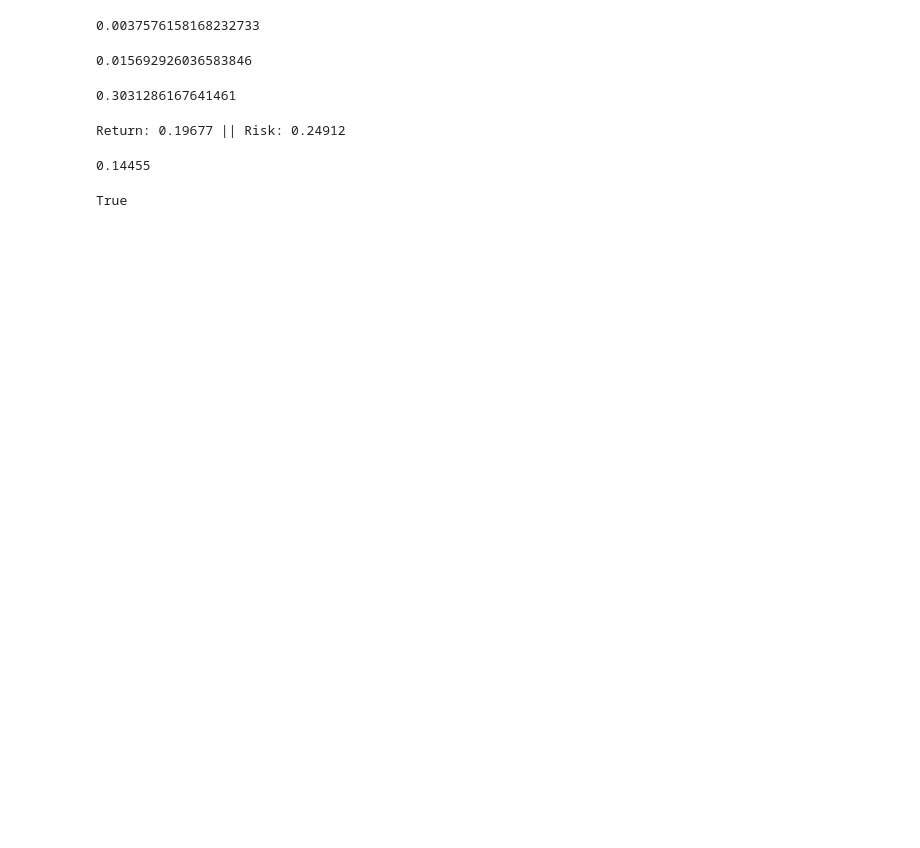
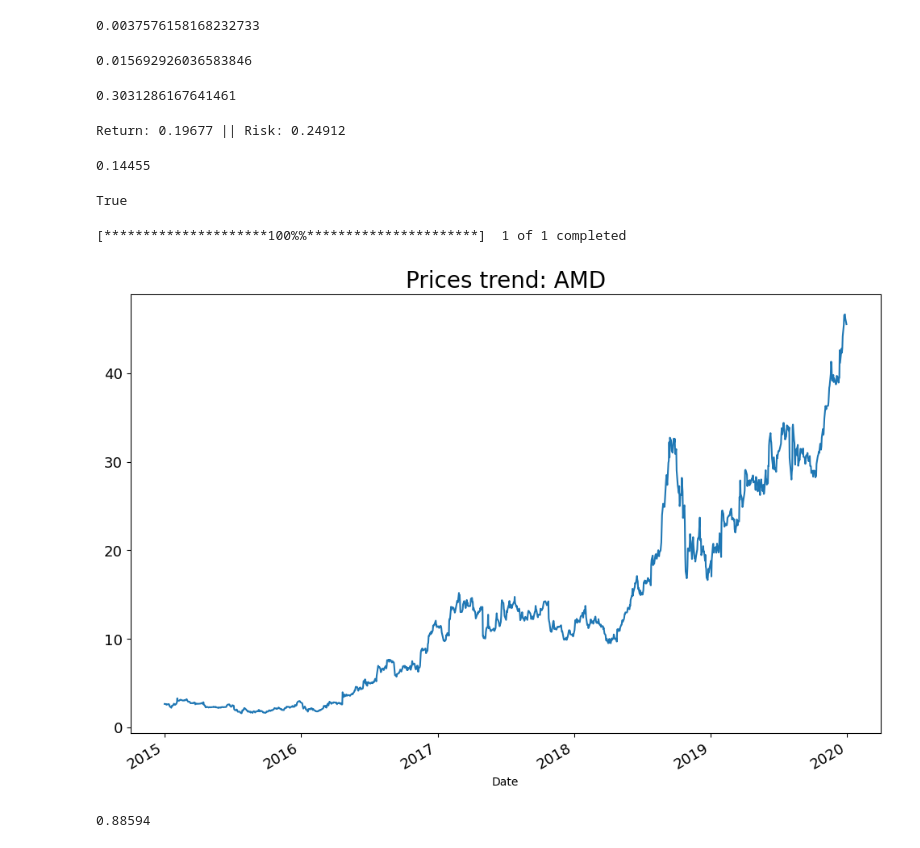
Before and after one commit to Eddrick-23/Algotrading, a Jupyter notebook: StockAnalyser.ipynb, the cells around one changed output. Drawn from its saved outputs; the diff is of its cells as text; code cells hidden in the pictures; blank space fills up the shorter version.

```diff
--- a/StockAnalyser.ipynb
+++ b/StockAnalyser.ipynb
@@ -159,3 +276,15 @@ stock.CAGR(start="2016-01-04", end = "2018-12-31")
 stock.dateCheck("2016-01-04")
 # %% [output]
 True
+# %%
+stock.set_ticker("AMD")
+# %% [output]
+[*********************100%%**********************]  1 of 1 completed
+# %%
+stock.plot_prices()
+# %% [output]
+[figure, added]
+# %%
+stock.CAGR(start="2016-01-04", end = "2018-12-31")
+# %% [output]
+0.88594
```
Also changed, not shown: parts of 3 cells of this notebook.
